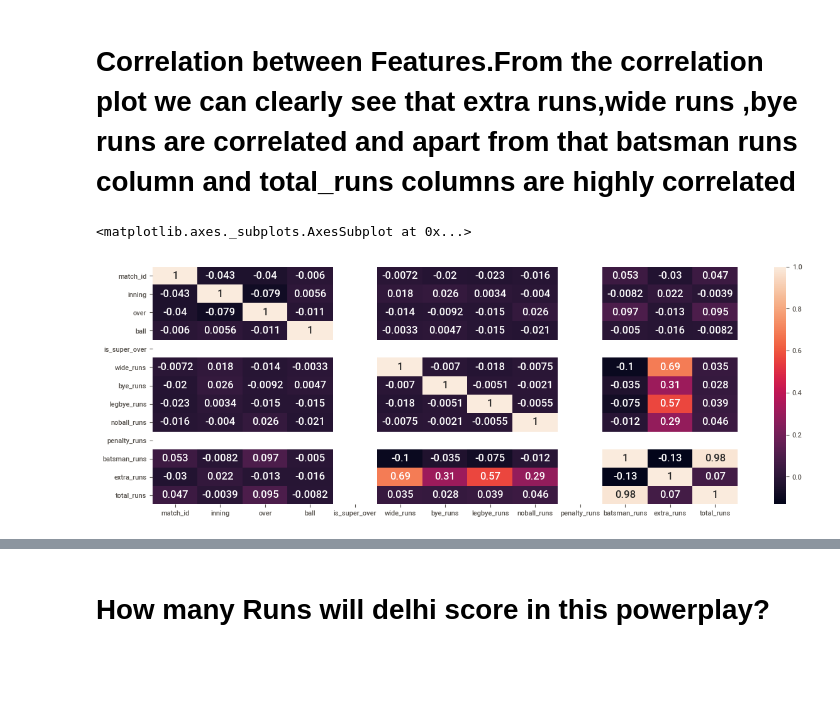
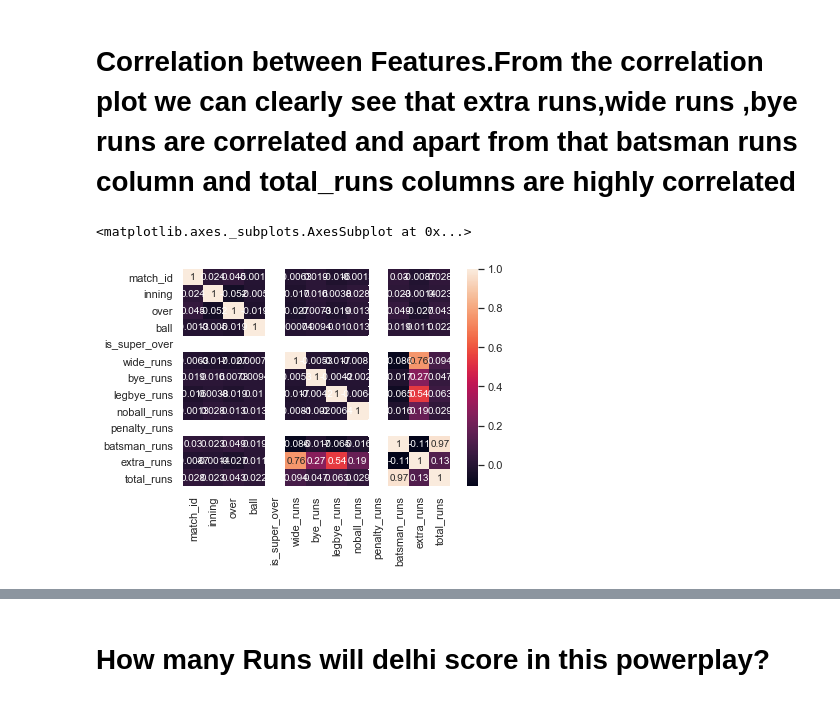
Before and after one commit to prajwal-kv/INTERNSHIP, a Jupyter notebook: DC_RR - Copy.ipynb, the cells around one changed output, grey strips where cells are left out. Saved outputs shown, nothing was run; the diff lists cells and outputs as text; code cells hidden in the pictures; blank space fills up the shorter version.

```diff
--- a/DC_RR - Copy.ipynb
+++ b/DC_RR - Copy.ipynb
@@ -435,0 +438,2 @@ Deliveries.describe
+# %%
+Deliveries.replace('Delhi Daredevils','Delhi Capitals',inplace=True)
@@ -438,2 +463,2 @@ Deliveries.describe
 # %%
-Delhi_Rajastan1=Deliveries.loc[(Deliveries['batting_team' ] =='Rajasthan Royals' ) & (Deliveries['bowling_team'] == 'Delhi Daredevils')]
+Delhi_Punjab1=Deliveries.loc[(Deliveries['batting_team' ] =='Kings XI Punjab' ) & (Deliveries['bowling_team'] == 'Delhi Capitals')]
@@ -456,2 +481,2 @@ Delhi_Rajastan1
 # %%
-Delhi_Rajastan2=Deliveries.loc[(Deliveries['bowling_team' ] =='Rajasthan Royals' ) & (Deliveries['batting_team'] == 'Delhi Daredevils')]
+Delhi_Punjab2=Deliveries.loc[(Deliveries['bowling_team' ] =='Kings XI Punjab' ) & (Deliveries['batting_team'] == 'Delhi Capitals')]
@@ -500 +499,3 @@ Delhi_Capitials_Rajastan_Royals=D_R1.append(D_R2)
+# %%
+Delhi_Punjab=Delhi_Punjab1.append(Delhi_Punjab2)
 # %% [markdown]
@@ -562,8 +582,8 @@ Delhi_Capitials_Rajastan_Royals.corr()
 # %% [markdown]
 # Correlation between Features.From the correlation plot we can clearly see that extra runs,wide runs ,bye runs are correlated and apart from that batsman runs column and total_runs columns are highly correlated
 # %%
-sns.heatmap(Delhi_Capitials_Rajastan_Royals.corr(),yticklabels=True,annot=True)
+sns.heatmap(Delhi_Punjab.corr(),yticklabels=True,annot=True)
 # %% [output]
 <matplotlib.axes._subplots.AxesSubplot at 0x...>
-[figure, old version]
+[figure, new version]
 # %%
```
Also changed, not shown: parts of 85 cells of this notebook.
